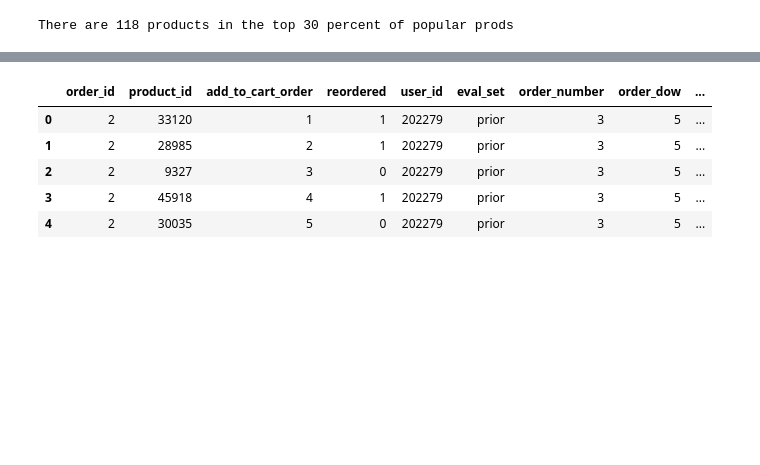
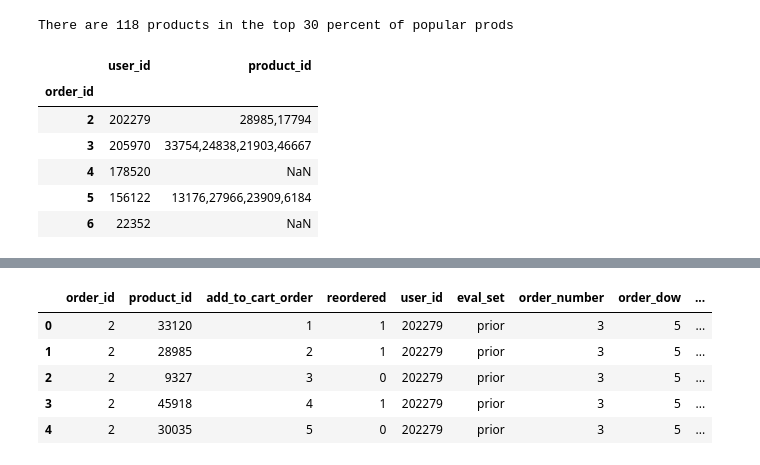
Before and after one commit to matt-negrin/instacart, a Jupyter notebook: scratch.ipynb, the cells around one changed output, grey strips where cells are left out. Drawn from its saved outputs; the diff is of its cells as text; code cells hidden in the pictures; blank space fills up the shorter version.

```diff
--- a/scratch.ipynb
+++ b/scratch.ipynb
@@ -424,2 +429,29 @@ def order_product_compiler(df):
+# %%
+# tester = new_df.copy(deep=True)
+
+# tester['products'] = tester['product_id'].astype(str)
+
+# product_df = tester.groupby(['order_id','predict_flag'])['products'].apply(lambda x: ' '.join(x)).reset_index()
+
+# predicted_df = product_df[product_df.predict_flag==1][['order_id', 'product_id']]
+
+# output_df = tester.groupby(['order_id'])['user_id'].agg({'user_id': lambda x: max(x)}).reset_index()
+
+# output_df = output_df.set_index('order_id')
+# predicted_df = predicted_df.set_index('order_id')
+
+output_df = output_df.join(predicted_df, how='left', lsuffix='_tester')
+# %%
+# output_df.replace(to_replace=np.nan, value='None')
+output_df.head()
+# predicted_df.head()
+# %% [output]
+|  | user_id | product_id |
+| order_id |  |  |
+| 2 | 202279 | 28985,17794 |
+| 3 | 205970 | 33754,24838,21903,46667 |
+| 4 | 178520 | NaN |
+| 5 | 156122 | 13176,27966,23909,6184 |
+| 6 | 22352 | NaN |
 # %%
 output = order_product_compiler(new_df)
```
Also changed, not shown: parts of 10 cells of this notebook, 1 other file.
